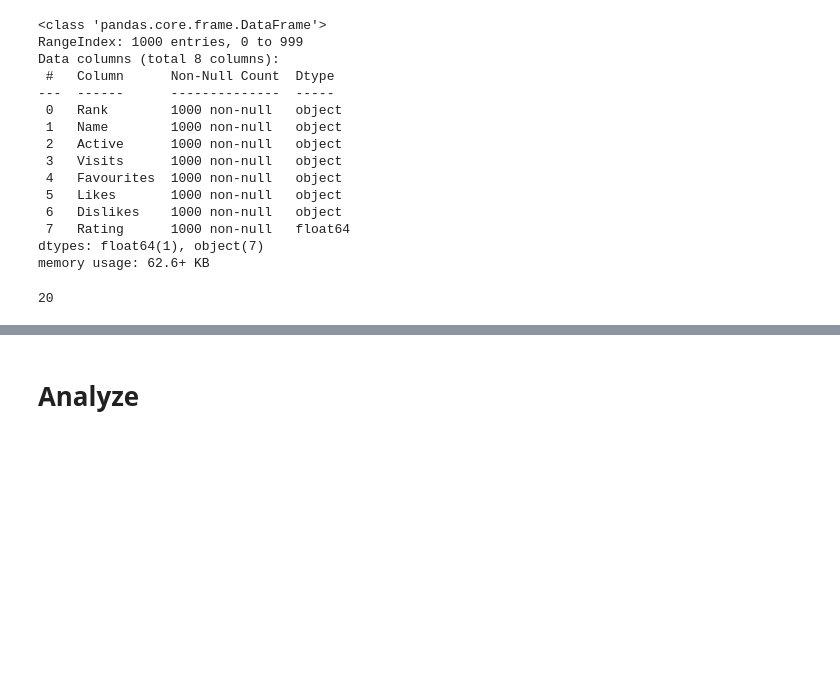
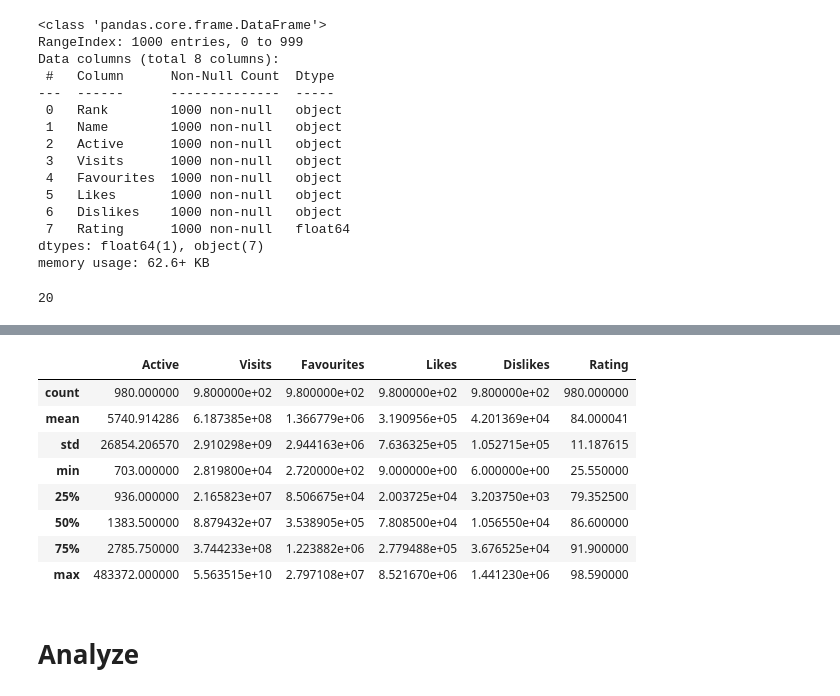
Before and after one commit to brieueu/Roblox_data, a Jupyter notebook: Roblox.ipynb, the cells around one changed output, grey strips where cells are left out. Drawn from its saved outputs; the diff is of its cells as text; code cells hidden in the pictures; blank space fills up the shorter version.

```diff
--- a/Roblox.ipynb
+++ b/Roblox.ipynb
@@ -97,3 +92,15 @@ See the caveats in the documentation: https://pandas.pydata.org/pandas-docs/stab
+# %%
+df.describe()
+# %% [output]
+|  | Active | Visits | Favourites | Likes | Dislikes | Rating |
+| count | 980.000000 | 9.800000e+02 | 9.800000e+02 | 9.800000e+02 | 9.800000e+02 | 980.000000 |
+| mean | 5740.914286 | 6.187385e+08 | 1.366779e+06 | 3.190956e+05 | 4.201369e+04 | 84.000041 |
+| std | 26854.206570 | 2.910298e+09 | 2.944163e+06 | 7.636325e+05 | 1.052715e+05 | 11.187615 |
+| min | 703.000000 | 2.819800e+04 | 2.720000e+02 | 9.000000e+00 | 6.000000e+00 | 25.550000 |
+| 25% | 936.000000 | 2.165823e+07 | 8.506675e+04 | 2.003725e+04 | 3.203750e+03 | 79.352500 |
+| 50% | 1383.500000 | 8.879432e+07 | 3.538905e+05 | 7.808500e+04 | 1.056550e+04 | 86.600000 |
+| 75% | 2785.750000 | 3.744233e+08 | 1.223882e+06 | 2.779488e+05 | 3.676525e+04 | 91.900000 |
+| max | 483372.000000 | 5.563515e+10 | 2.797108e+07 | 8.521670e+06 | 1.441230e+06 | 98.590000 |
 # %% [markdown]
 # Analyze
 # %%
```
Also changed, not shown: parts of 4 cells of this notebook.
